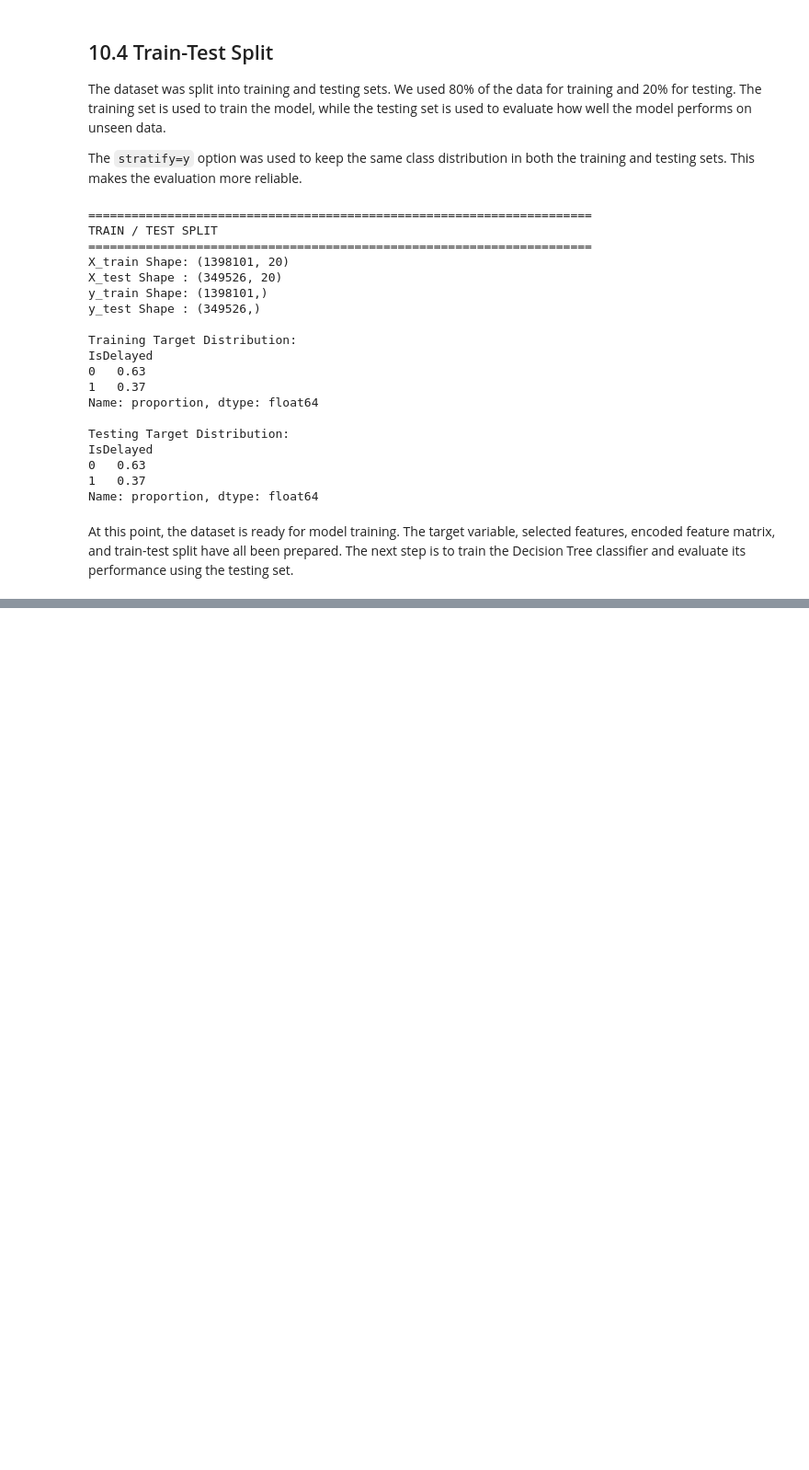
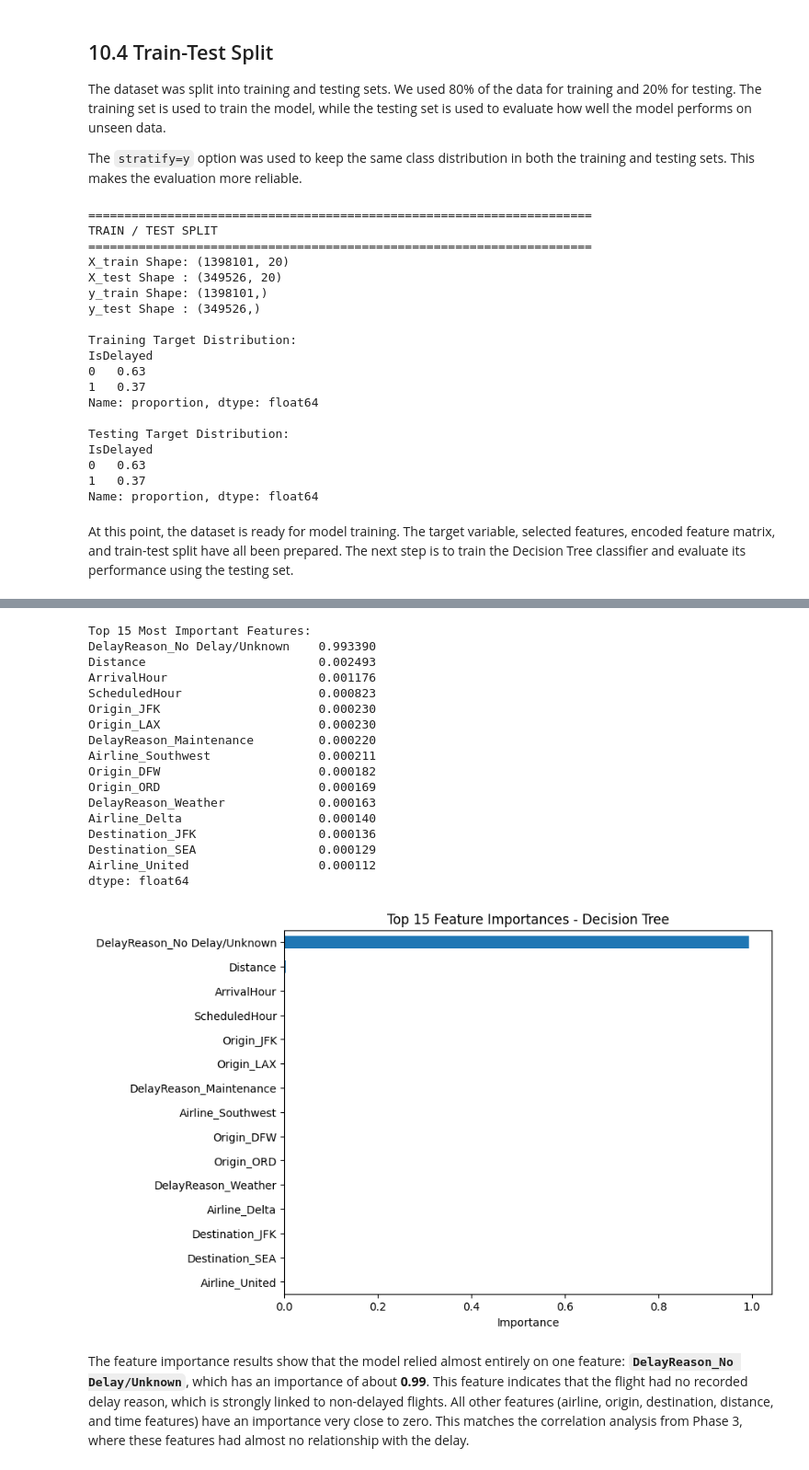
Before and after one commit to CileenAntari/Flight-Delay-Project, a Jupyter notebook: notebooks/phase4.ipynb, the cells around one changed output, grey strips where cells are left out. Shown at 92% size. Drawn from its saved outputs; the diff is of its cells as text; code cells hidden in the pictures; blank space fills up the shorter version.

Commit message:
Complete Phase 4

```diff
--- a/notebooks/phase4.ipynb
+++ b/notebooks/phase4.ipynb
@@ -804,0 +815,14 @@ At this point, the dataset is ready for model training. The target variable, sel
+# %%
+from sklearn.tree import DecisionTreeClassifier
+from sklearn.metrics import (
+    accuracy_score, precision_score, recall_score, f1_score,
+    confusion_matrix, classification_report, roc_auc_score
+)
+
+dt_model = DecisionTreeClassifier(max_depth=10, random_state=42)
+dt_model.fit(X_train, y_train)
+
+print("Decision Tree model trained successfully.")
+print("Number of features used:", X_train.shape[1])
+print("Tree max depth         :", dt_model.get_depth())
+print("Number of leaves        :", dt_model.get_n_leaves())
@@ -804,0 +1013,40 @@ At this point, the dataset is ready for model training. The target variable, sel
+# %%
+importances = pd.Series(dt_model.feature_importances_, index=X_encoded.columns)
+top_features = importances.sort_values(ascending=False).head(15)
+
+print("Top 15 Most Important Features:")
+print(top_features)
+
+plt.figure(figsize=(8, 6))
+top_features.sort_values().plot(kind="barh")
+plt.title("Top 15 Feature Importances - Decision Tree")
+plt.xlabel("Importance")
+plt.savefig("../figures/feature_importance_decision_tree.png", bbox_inches="tight")
+plt.show()
+# %% [output]
+Top 15 Most Important Features:
+DelayReason_No Delay/Unknown    0.993390
+Distance                        0.002493
+ArrivalHour                     0.001176
+ScheduledHour                   0.000823
+Origin_JFK                      0.000230
+Origin_LAX                      0.000230
+DelayReason_Maintenance         0.000220
+Airline_Southwest               0.000211
+Origin_DFW                      0.000182
+Origin_ORD                      0.000169
+DelayReason_Weather             0.000163
+Airline_Delta                   0.000140
+Destination_JFK                 0.000136
+Destination_SEA                 0.000129
+Airline_United                  0.000112
+dtype: float64
+[figure, added]
+# %% [markdown]
+The feature importance results show that the model relied almost entirely on
+one feature: **`DelayReason_No Delay/Unknown`**, which has an importance of about
+**0.99**. This feature indicates that the flight had no recorded delay reason,
+which is strongly linked to non-delayed flights. All other features (airline,
+origin, destination, distance, and time features) have an importance very close
+to zero. This matches the correlation analysis from Phase 3, where these
+features had almost no relationship with the delay.
```
Also changed, not shown: parts of 31 cells of this notebook, 9 other files.
